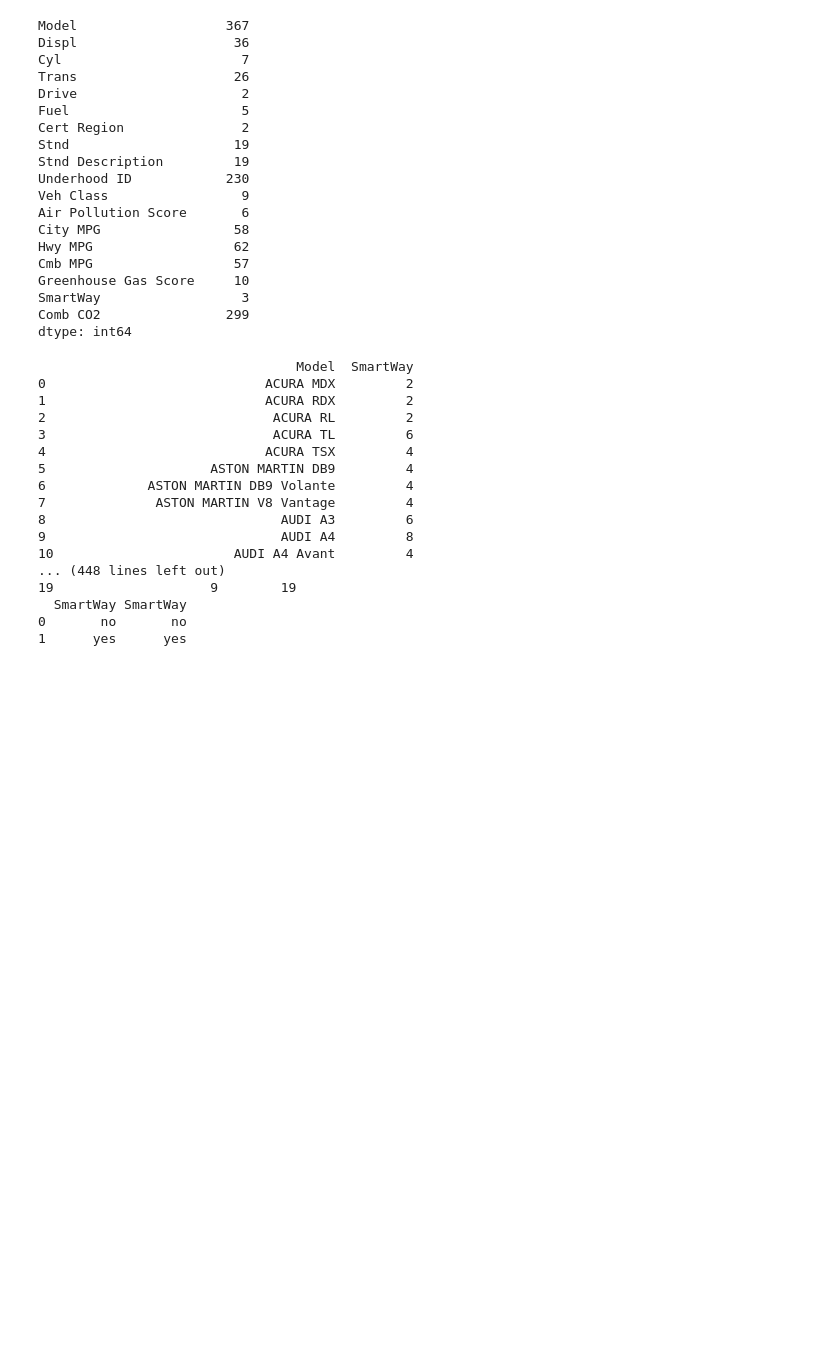
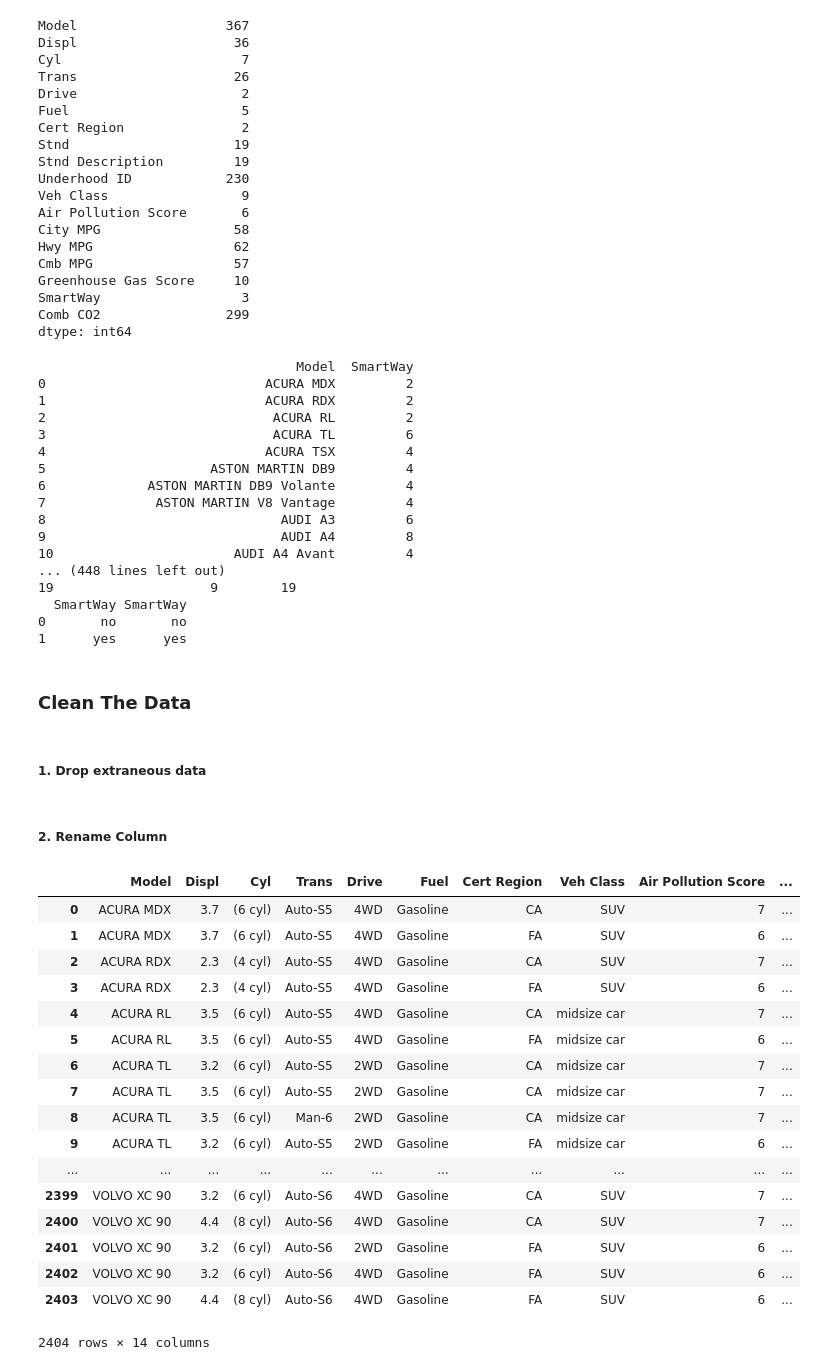
Before and after one commit to PadmarajBhat/DataAnalyst-1, a Jupyter notebook: The Data Analysis Process/Data Analysis Process - Case Study 2.ipynb, the cells around one changed output. Saved outputs shown, nothing was run; the diff lists cells and outputs as text; code cells hidden in the pictures; blank space fills up the shorter version.

Commit message:
feat: clean the data set
- drop columns which do not help in our research question
- rename columns if necessary
- for quick access replace space with _ for column name

```diff
--- a/The Data Analysis Process/Data Analysis Process - Case Study 2.ipynb
+++ b/The Data Analysis Process/Data Analysis Process - Case Study 2.ipynb
@@ -209,3 +211,9 @@ for c in df_08.columns:
   SmartWay SmartWay
 0       no       no
 1      yes      yes
+# %% [markdown]
+### Clean The Data
+# %% [markdown]
+##### 1. Drop extraneous data
+# %%
+df_08.drop(['Stnd', 'Underhood ID', 'FE Calc Appr', 'Unadj Cmb MPG'],axis=1, inplace=True)
@@ -211,0 +222,24 @@ for c in df_08.columns:
+# %% [markdown]
+##### 2. Rename Column
+# %%
+df_08.rename(columns={'Sales Area':'Cert Region'}, inplace=True)
+df_08
+# %% [output]
+|  | Model | Displ | Cyl | Trans | Drive | Fuel | Cert Region | Veh Class | Air Pollution Score | ... |
+| 0 | ACURA MDX | 3.7 | (6 cyl) | Auto-S5 | 4WD | Gasoline | CA | SUV | 7 | ... |
+| 1 | ACURA MDX | 3.7 | (6 cyl) | Auto-S5 | 4WD | Gasoline | FA | SUV | 6 | ... |
+| 2 | ACURA RDX | 2.3 | (4 cyl) | Auto-S5 | 4WD | Gasoline | CA | SUV | 7 | ... |
+| 3 | ACURA RDX | 2.3 | (4 cyl) | Auto-S5 | 4WD | Gasoline | FA | SUV | 6 | ... |
+| 4 | ACURA RL | 3.5 | (6 cyl) | Auto-S5 | 4WD | Gasoline | CA | midsize car | 7 | ... |
+| 5 | ACURA RL | 3.5 | (6 cyl) | Auto-S5 | 4WD | Gasoline | FA | midsize car | 6 | ... |
+| 6 | ACURA TL | 3.2 | (6 cyl) | Auto-S5 | 2WD | Gasoline | CA | midsize car | 7 | ... |
+| 7 | ACURA TL | 3.5 | (6 cyl) | Auto-S5 | 2WD | Gasoline | CA | midsize car | 7 | ... |
+| 8 | ACURA TL | 3.5 | (6 cyl) | Man-6 | 2WD | Gasoline | CA | midsize car | 7 | ... |
+| 9 | ACURA TL | 3.2 | (6 cyl) | Auto-S5 | 2WD | Gasoline | FA | midsize car | 6 | ... |
+| ... | ... | ... | ... | ... | ... | ... | ... | ... | ... | ... |
+| 2399 | VOLVO XC 90 | 3.2 | (6 cyl) | Auto-S6 | 4WD | Gasoline | CA | SUV | 7 | ... |
+| 2400 | VOLVO XC 90 | 4.4 | (8 cyl) | Auto-S6 | 4WD | Gasoline | CA | SUV | 7 | ... |
+| 2401 | VOLVO XC 90 | 3.2 | (6 cyl) | Auto-S6 | 2WD | Gasoline | FA | SUV | 6 | ... |
+| 2402 | VOLVO XC 90 | 3.2 | (6 cyl) | Auto-S6 | 4WD | Gasoline | FA | SUV | 6 | ... |
+| 2403 | VOLVO XC 90 | 4.4 | (8 cyl) | Auto-S6 | 4WD | Gasoline | FA | SUV | 6 | ... |
+2404 rows × 14 columns
```
Also changed, not shown: parts of 4 cells of this notebook.
